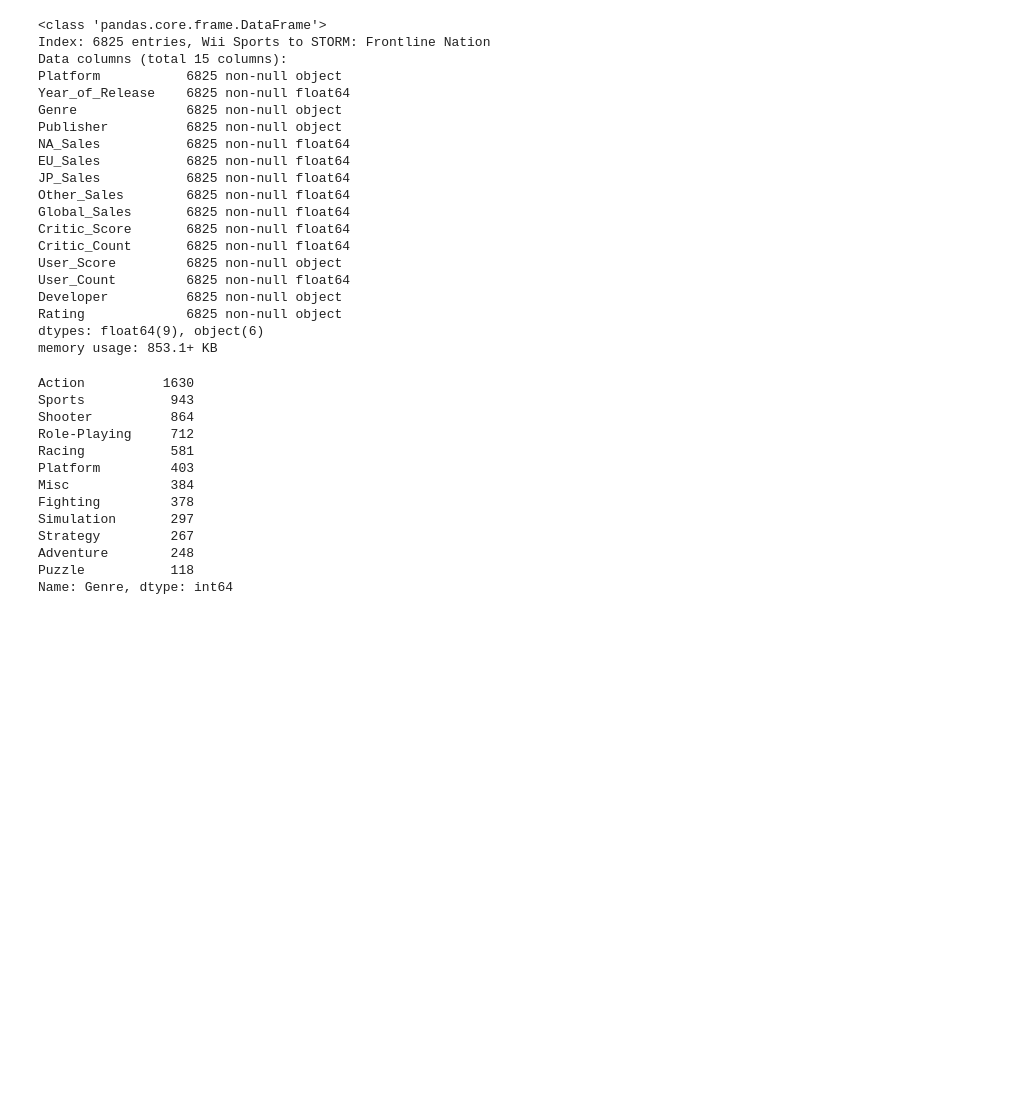
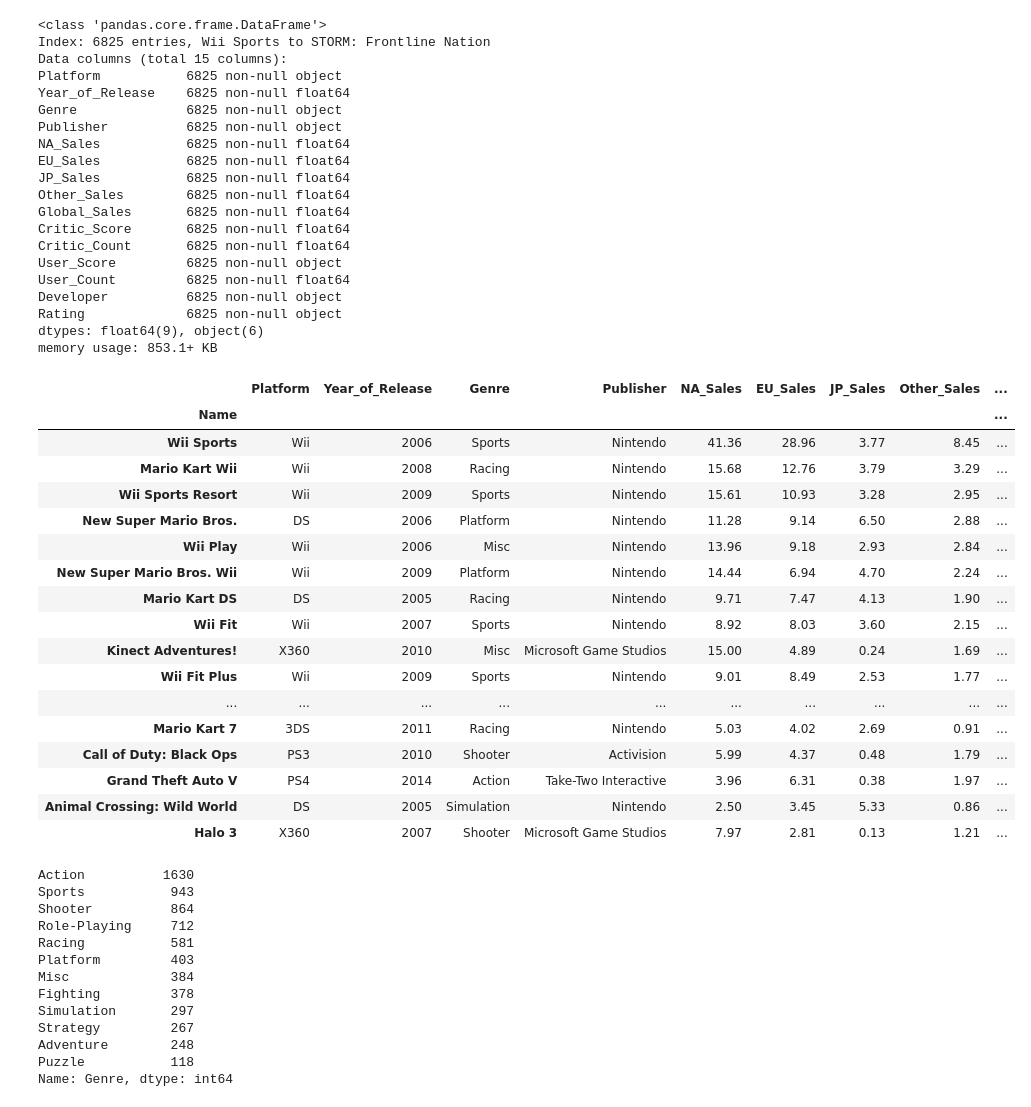
Before and after one commit to SportsReiter12/Data-Science, a Jupyter notebook: Video Game Capstone Project/Data Wrangling/Video Game Capstone Project Data Wrangling.ipynb, the cells around one changed output. Saved outputs shown, nothing was run; the diff lists cells and outputs as text; code cells hidden in the pictures; blank space fills up the shorter version.

Commit message:
Video Game Capstone Data Wrangling 12/03/2018
Working on a Tokenization Function.

```diff
--- a/Video Game Capstone Project/Data Wrangling/Video Game Capstone Project Data Wrangling.ipynb
+++ b/Video Game Capstone Project/Data Wrangling/Video Game Capstone Project Data Wrangling.ipynb
@@ -54,6 +57,29 @@ Developer          6825 non-null object
 Rating             6825 non-null object
 dtypes: float64(9), object(6)
 memory usage: 853.1+ KB
+# %%
+# Changed Release Year to integers
+df['Year_of_Release'] = (df['Year_of_Release']).astype(int)
+df.head(30)
+# %% [output]
+|  | Platform | Year_of_Release | Genre | Publisher | NA_Sales | EU_Sales | JP_Sales | Other_Sales | ... |
+| Name |  |  |  |  |  |  |  |  | ... |
+| Wii Sports | Wii | 2006 | Sports | Nintendo | 41.36 | 28.96 | 3.77 | 8.45 | ... |
+| Mario Kart Wii | Wii | 2008 | Racing | Nintendo | 15.68 | 12.76 | 3.79 | 3.29 | ... |
+| Wii Sports Resort | Wii | 2009 | Sports | Nintendo | 15.61 | 10.93 | 3.28 | 2.95 | ... |
+| New Super Mario Bros. | DS | 2006 | Platform | Nintendo | 11.28 | 9.14 | 6.50 | 2.88 | ... |
+| Wii Play | Wii | 2006 | Misc | Nintendo | 13.96 | 9.18 | 2.93 | 2.84 | ... |
+| New Super Mario Bros. Wii | Wii | 2009 | Platform | Nintendo | 14.44 | 6.94 | 4.70 | 2.24 | ... |
+| Mario Kart DS | DS | 2005 | Racing | Nintendo | 9.71 | 7.47 | 4.13 | 1.90 | ... |
+| Wii Fit | Wii | 2007 | Sports | Nintendo | 8.92 | 8.03 | 3.60 | 2.15 | ... |
+| Kinect Adventures! | X360 | 2010 | Misc | Microsoft Game Studios | 15.00 | 4.89 | 0.24 | 1.69 | ... |
+| Wii Fit Plus | Wii | 2009 | Sports | Nintendo | 9.01 | 8.49 | 2.53 | 1.77 | ... |
+| ... | ... | ... | ... | ... | ... | ... | ... | ... | ... |
+| Mario Kart 7 | 3DS | 2011 | Racing | Nintendo | 5.03 | 4.02 | 2.69 | 0.91 | ... |
+| Call of Duty: Black Ops | PS3 | 2010 | Shooter | Activision | 5.99 | 4.37 | 0.48 | 1.79 | ... |
+| Grand Theft Auto V | PS4 | 2014 | Action | Take-Two Interactive | 3.96 | 6.31 | 0.38 | 1.97 | ... |
+| Animal Crossing: Wild World | DS | 2005 | Simulation | Nintendo | 2.50 | 3.45 | 5.33 | 0.86 | ... |
+| Halo 3 | X360 | 2007 | Shooter | Microsoft Game Studios | 7.97 | 2.81 | 0.13 | 1.21 | ... |
 # %%
 # Seeing how many types of genres there are
 df['Genre'].value_counts()
```
Also changed, not shown: parts of 5 cells of this notebook.
